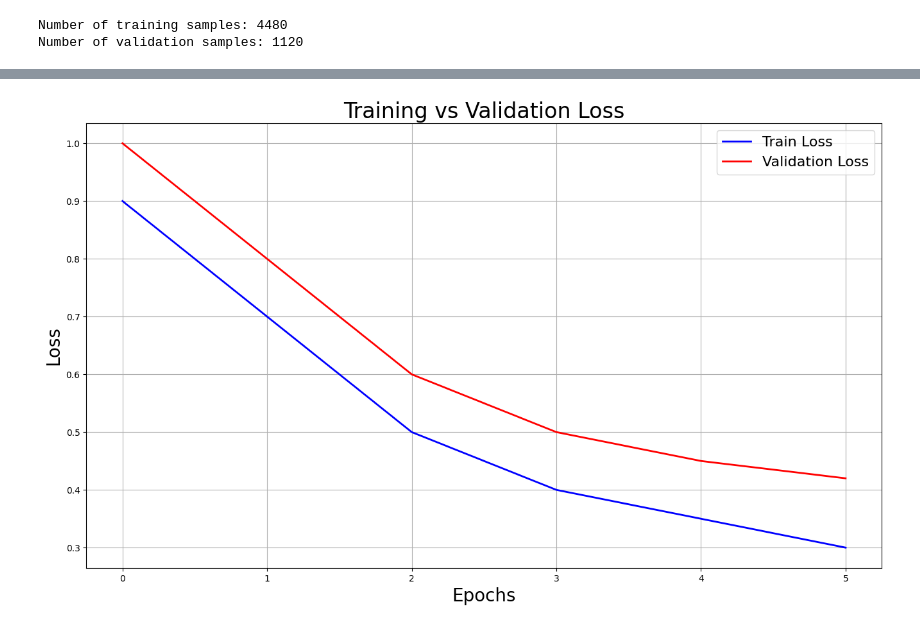
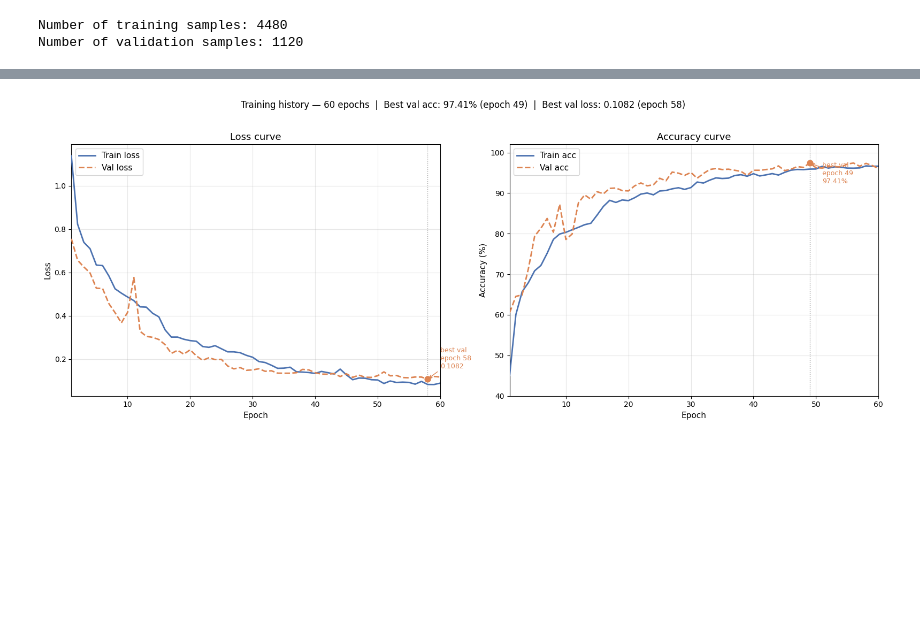
Before and after one commit to ARTiwary/MRI-brain-tumour-detection-with-gesture-control-, a Jupyter notebook: MRI-brain-tumour-detection-with-gesture-control-/MRI/Class-MRI-Brain-Tumor-Detector-checkpoint.ipynb, the cells around one changed output, grey strips where cells are left out. Saved outputs shown, nothing was run; the diff lists cells and outputs as text; code cells hidden in the pictures; blank space fills up the shorter version.

```diff
--- a/MRI-brain-tumour-detection-with-gesture-control-/MRI/Class-MRI-Brain-Tumor-Detector-checkpoint.ipynb
+++ b/MRI-brain-tumour-detection-with-gesture-control-/MRI/Class-MRI-Brain-Tumor-Detector-checkpoint.ipynb
@@ -17,13 +21,12 @@ from torchvision import transforms
 ## transform and normalization
 # %%
 train_transform = transforms.Compose([
-    transforms.ToPILImage(),
-
+    transforms.ToPILImage(),           # expects uint8 HWC numpy ✓
+    transforms.Resize((128, 128)),
     transforms.RandomHorizontalFlip(p=0.5),
     transforms.RandomRotation(15),
-
-    transforms.ToTensor(),
-
+    transforms.ColorJitter(brightness=0.2, contrast=0.2),
+    transforms.ToTensor(),             # → CHW float [0,1]
     transforms.Normalize(
         mean=[0.485, 0.456, 0.406],
         std=[0.229, 0.224, 0.225]
@@ -32,8 +35,8 @@ train_transform = transforms.Compose([
 
 test_transform = transforms.Compose([
     transforms.ToPILImage(),
+    transforms.Resize((128, 128)),
     transforms.ToTensor(),
-
     transforms.Normalize(
         mean=[0.485, 0.456, 0.406],
         std=[0.229, 0.224, 0.225]
@@ -271,3 +255,12 @@ Label: tensor(0)
+# %%
+def unnormalize(img_tensor):
+    """Convert normalized tensor back to displayable [0,1] image."""
+    mean = np.array([0.485, 0.456, 0.406])
+    std  = np.array([0.229, 0.224, 0.225])
+    img = img_tensor.permute(1, 2, 0).cpu().numpy()  # CHW → HWC
+    img = img * std + mean                            # undo normalization
+    img = np.clip(img, 0, 1)                          # clip to valid range
+    return img
 # %% [markdown]
 ### Creation
 # %%
@@ -1128,25 +1691,72 @@ Early stopping at epoch 36
 # %%
 import matplotlib.pyplot as plt
+import numpy as np
 
-# Example: replace these with your real epoch losses
-epoch_train_loss = [0.9, 0.7, 0.5, 0.4, 0.35, 0.3]  # dummy data
-epoch_val_loss   = [1.0, 0.8, 0.6, 0.5, 0.45, 0.42] # dummy data
+%matplotlib inline
 
-plt.figure(figsize=(16, 9))
+# ─────────────────────────────────────────
+# USE YOUR REAL TRAINING HISTORY
+# ─────────────────────────────────────────
+epochs = range(1, len(train_losses) + 1)
 
-# Plot training and validation loss
-plt.plot(epoch_train_loss, color='blue', linewidth=2, label='Train Loss')
-plt.plot(epoch_val_loss, color='red', linewidth=2, label='Validation Loss')
+fig, axes = plt.subplots(1, 2, figsize=(16, 6))
 
-# Add title and labels
-plt.title("Training vs Validation Loss", fontsize=24)
-plt.xlabel("Epochs", fontsize=20)
-plt.ylabel("Loss", fontsize=20)
+# ── Loss curve ──
+axes[0].plot(epochs, train_losses, color='#4C72B0', linewidth=2,
+             label='Train loss', zorder=3)
+axes[0].plot(epochs, val_losses,  color='#DD8452', linewidth=2,
+             linestyle='--', label='Val loss', zorder=3)
 
-# Add legend and grid
-plt.legend(fontsize=16)
-plt.grid(True)
+# Mark best val loss
+best_epoch = int(np.argmin(val_losses)) + 1
+best_loss  = min(val_losses)
+axes[0].axvline(x=best_epoch, color='gray', linestyle=':', linewidth=1, alpha=0.7)
+axes[0].scatter([best_epoch], [best_loss], color='#DD8452', s=60, zorder=5)
+axes[0].annotate(f'best val\nepoch {best_epoch}\n{best_loss:.4f}',
+                 xy=(best_epoch, best_loss),
+                 xytext=(best_epoch + 2, best_loss + 0.05),
+                 fontsize=9, color='#DD8452',
+                 arrowprops=dict(arrowstyle='->', color='#DD8452', lw=1))
 
+axes[0].set_title("Loss curve", fontsize=13)
+axes[0].set_xlabel("Epoch", fontsize=11)
+axes[0].set_ylabel("Loss",  fontsize=11)
+axes[0].legend(fontsize=11)
+axes[0].grid(True, alpha=0.3)
+axes[0].set_xlim(1, len(train_losses))
+
+# ── Accuracy curve ──
+axes[1].plot(epochs, [a * 100 for a in train_accs], color='#4C72B0', linewidth=2,
+             label='Train acc', zorder=3)
+axes[1].plot(epochs, [a * 100 for a in val_accs],   color='#DD8452', linewidth=2,
+             linestyle='--', label='Val acc', zorder=3)
+
+# Mark best val acc
+best_acc_epoch = int(np.argmax(val_accs)) + 1
+best_acc       = max(val_accs) * 100
+axes[1].axvline(x=best_acc_epoch, color='gray', linestyle=':', linewidth=1, alpha=0.7)
+axes[1].scatter([best_acc_epoch], [best_acc], color='#DD8452', s=60, zorder=5)
+axes[1].annotate(f'best val\nepoch {best_acc_epoch}\n{best_acc:.2f}%',
+                 xy=(best_acc_epoch, best_acc),
+                 xytext=(best_acc_epoch + 2, best_acc - 5),
+                 fontsize=9, color='#DD8452',
+                 arrowprops=dict(arrowstyle='->', color='#DD8452', lw=1))
+
+axes[1].set_title("Accuracy curve", fontsize=13)
+axes[1].set_xlabel("Epoch",    fontsize=11)
+axes[1].set_ylabel("Accuracy (%)", fontsize=11)
+axes[1].set_ylim(40, 102)
+axes[1].legend(fontsize=11)
+axes[1].grid(True, alpha=0.3)
+axes[1].set_xlim(1, len(train_accs))
+
+plt.suptitle(
+    f"Training history — {len(train_losses)} epochs  |  "
+    f"Best val acc: {best_acc:.2f}% (epoch {best_acc_epoch})  |  "
+    f"Best val loss: {best_loss:.4f} (epoch {best_epoch})",
+    fontsize=12, y=1.02
+)
+plt.tight_layout()
 plt.show()
 # %% [output]
-[figure, old version]
+[figure, new version]
```
Also changed, not shown: parts of 24 cells of this notebook, 7 other files.
